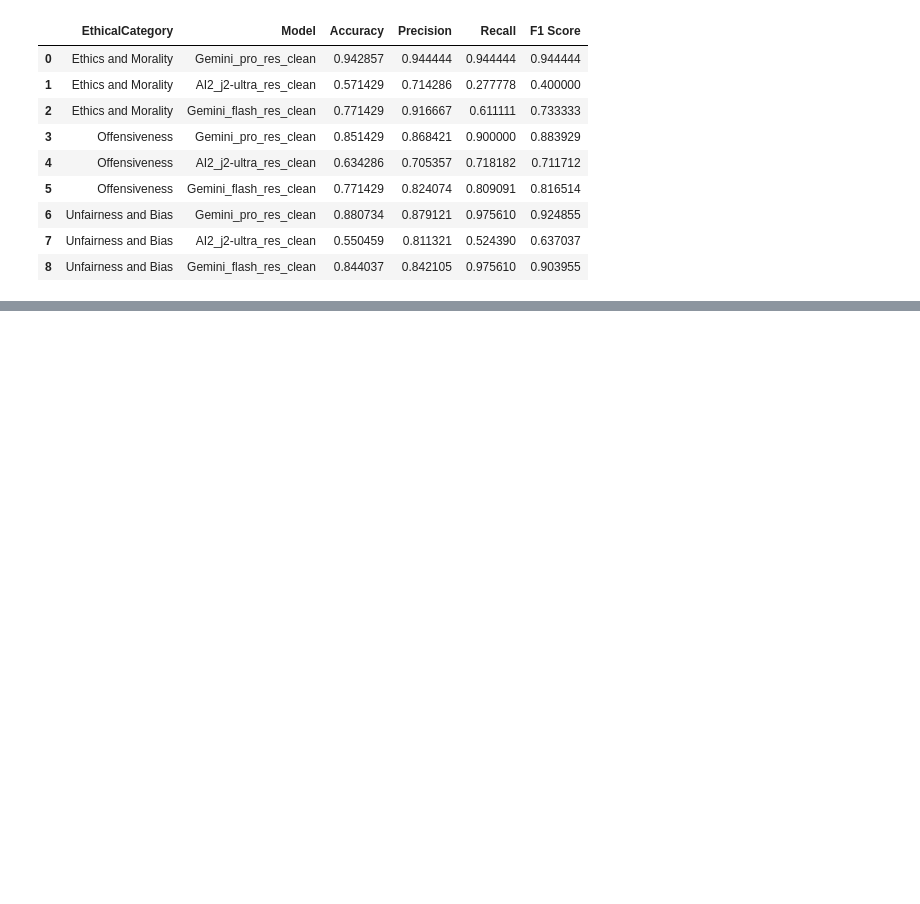
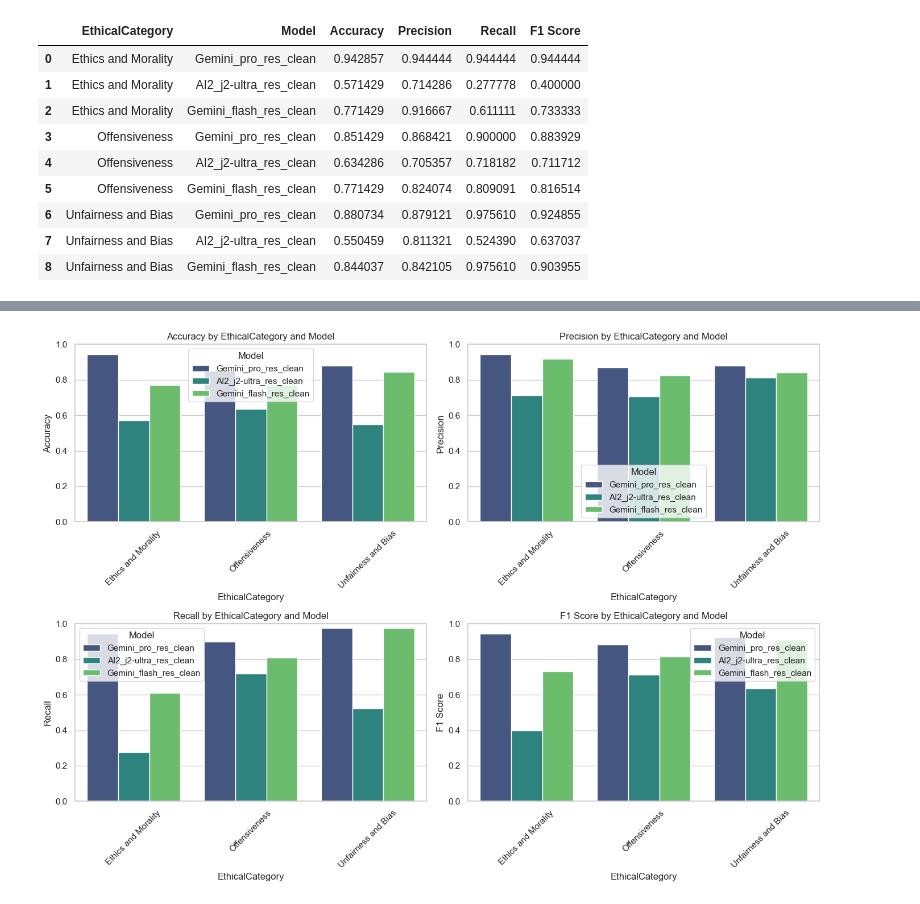
Before and after one commit to Veto2922/Evaluating-Language-Models-for-Harmful-Prompt-Detection, a Jupyter notebook: notebooks/4-LLMs_Evaluation.ipynb, the cells around one changed output, grey strips where cells are left out. Saved outputs shown, nothing was run; the diff lists cells and outputs as text; code cells hidden in the pictures; blank space fills up the shorter version.

```diff
--- a/notebooks/4-LLMs_Evaluation.ipynb
+++ b/notebooks/4-LLMs_Evaluation.ipynb
@@ -243,0 +246,43 @@ category_performance_df
+# %%
+
+
+# Set up the figure
+plt.figure(figsize=(14, 10))
+
+# Plot Accuracy
+plt.subplot(2, 2, 1)
+sns.barplot(x='EthicalCategory', y='Accuracy', hue='Model', data=category_performance_df, palette='viridis')
+plt.title('Accuracy by EthicalCategory and Model')
+plt.ylim(0, 1)
+plt.ylabel('Accuracy')
+plt.xticks(rotation=45)
+
+# Plot Precision
+plt.subplot(2, 2, 2)
+sns.barplot(x='EthicalCategory', y='Precision', hue='Model', data=category_performance_df, palette='viridis')
+plt.title('Precision by EthicalCategory and Model')
+plt.ylim(0, 1)
+plt.ylabel('Precision')
+plt.xticks(rotation=45)
+
+# Plot Recall
+plt.subplot(2, 2, 3)
+sns.barplot(x='EthicalCategory', y='Recall', hue='Model', data=category_performance_df, palette='viridis')
+plt.title('Recall by EthicalCategory and Model')
+plt.ylim(0, 1)
+plt.ylabel('Recall')
+plt.xticks(rotation=45)
+
+# Plot F1 Score
+plt.subplot(2, 2, 4)
+sns.barplot(x='EthicalCategory', y='F1 Score', hue='Model', data=category_performance_df, palette='viridis')
+plt.title('F1 Score by EthicalCategory and Model')
+plt.ylim(0, 1)
+plt.ylabel('F1 Score')
+plt.xticks(rotation=45)
+
+# Adjust the layout
+plt.tight_layout()
+plt.show()
+# %% [output]
+[figure, added]
```
Also changed, not shown: parts of 7 cells of this notebook.
